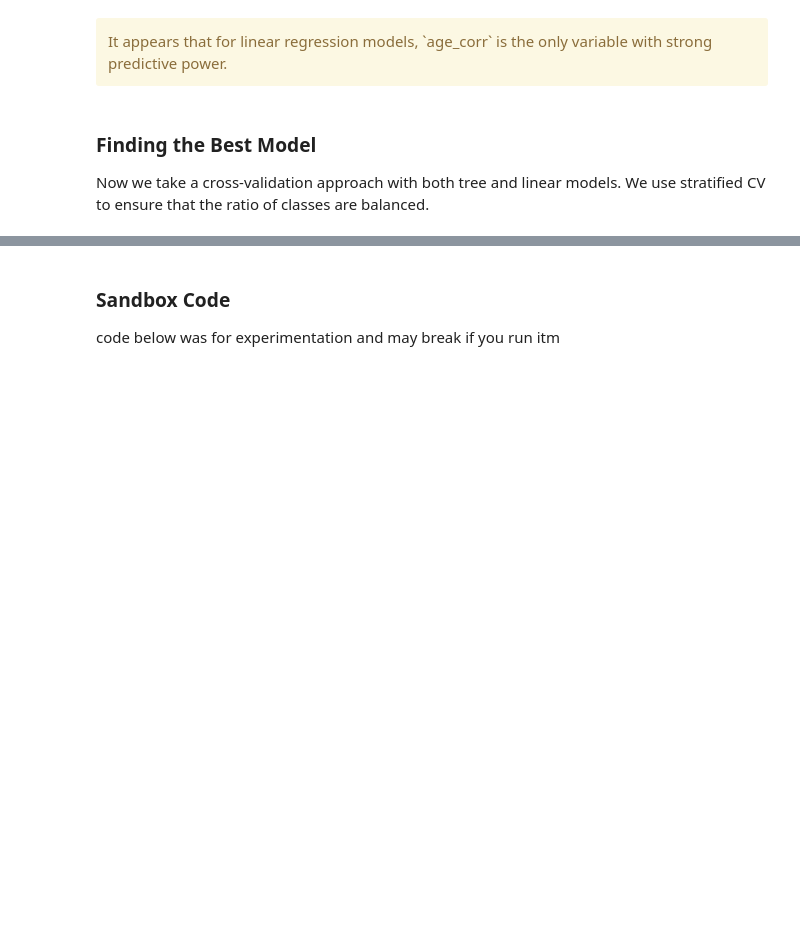
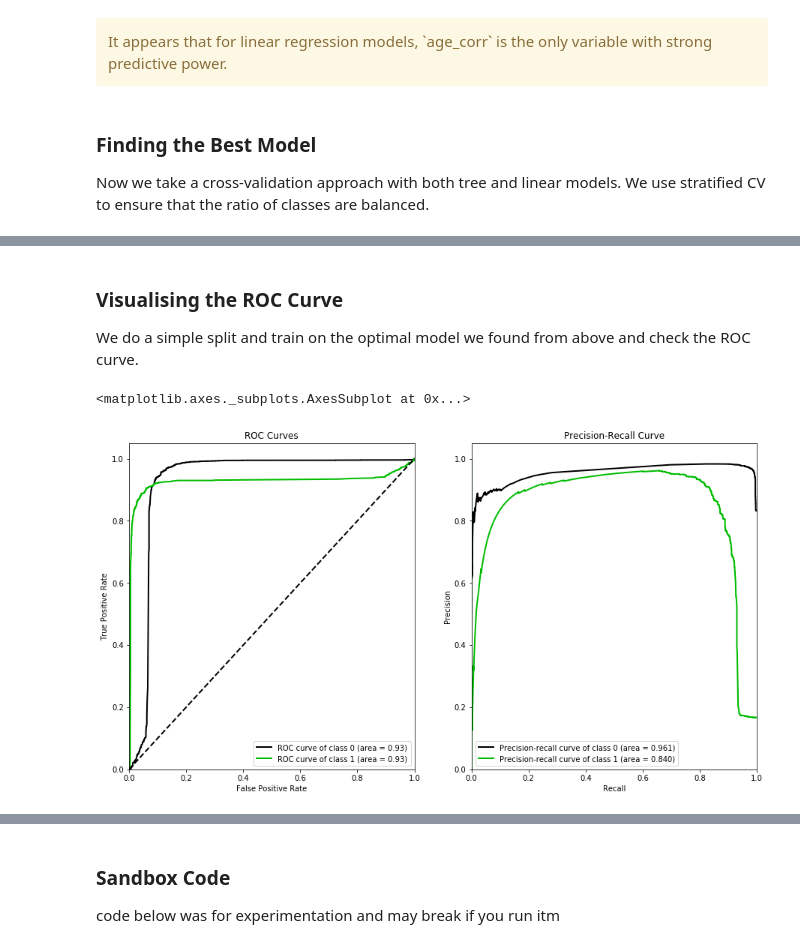
Before and after one commit to jerry-ye-xu/stroke_prediction, a Jupyter notebook: notebooks/3_Building_Base_Models_For_Feature_Selection.ipynb, the cells around one changed output, grey strips where cells are left out. Cells and saved outputs as stored; diff of their text form; code cells hidden in the pictures; blank space fills up the shorter version.

```diff
--- a/notebooks/3_Building_Base_Models_For_Feature_Selection.ipynb
+++ b/notebooks/3_Building_Base_Models_For_Feature_Selection.ipynb
@@ -431,0 +448,5 @@ pd.DataFrame({"classifiers": list(linear_based_models.keys()),
+# %%
+features = [
+    ("tree", tree_model_best_features),
+    ("linear", linear_model_selected_features)
+]
@@ -431,0 +512,23 @@ pd.DataFrame({"classifiers": list(linear_based_models.keys()),
+# %% [markdown]
+### Visualising the ROC Curve
+
+We do a simple split and train on the optimal model we found from above and check the ROC curve.
+# %%
+train_X, test_X, train_y, test_y = train_test_split(X, y, test_size=0.2)
+# %%
+best_models = [GradientBoostingRegressor(), RandomForestRegressor(), Lasso(), PassiveAggressiveRegressor()]
+# %%
+sr = StackingRegressor(best_models, GradientBoostingRegressor(), features)
+sr.fit(train_X, train_y) # this was created in section 1.5.1
+y_pred = sr.predict(test_X)
+# %%
+import scikitplot as skplt
+
+fig, axes = plt.subplots(1, 2)
+fig.set_figheight(8)
+fig.set_figwidth(15)
+skplt.metrics.plot_roc(test_y, np.column_stack((1-y_pred, y_pred)), plot_macro=False, plot_micro=False, ax=axes[0])
+skplt.metrics.plot_precision_recall(test_y, np.column_stack((1-y_pred, y_pred)), plot_micro=False, ax=axes[1])
+# %% [output]
+<matplotlib.axes._subplots.AxesSubplot at 0x...>
+[figure, added]
```
Also changed, not shown: parts of 14 cells of this notebook, 4 other files.
